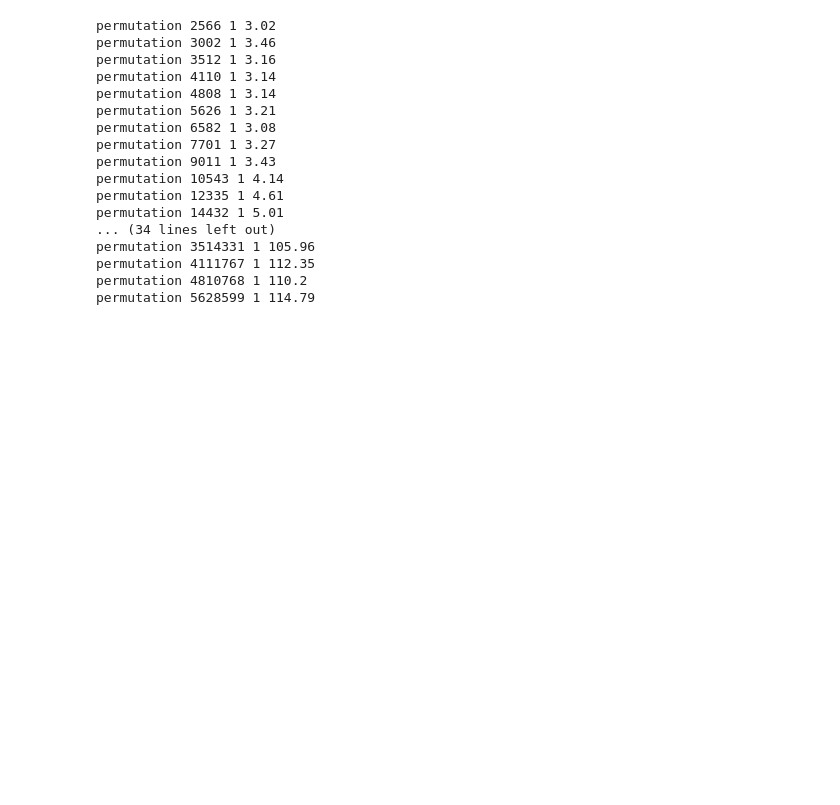
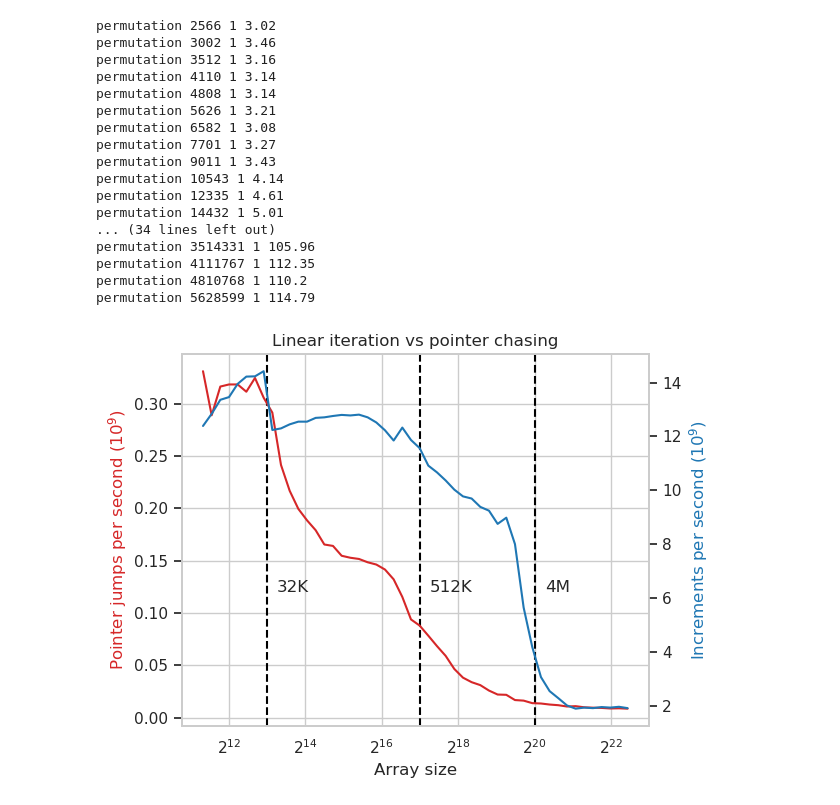
Before and after one commit to sslotin/amh-code, a Jupyter notebook: cpu-cache/plot.ipynb, the cells around one changed output. Drawn from its saved outputs; the diff is of its cells as text; code cells hidden in the pictures; blank space fills up the shorter version.

Commit message:
cpu cache and tlb latency

```diff
--- a/cpu-cache/plot.ipynb
+++ b/cpu-cache/plot.ipynb
@@ -5,11 +5,9 @@ import seaborn as sns
 sns.reset_defaults()
 sns.set_theme(style='whitegrid')
 # %%
-def bench(source, n=2**20, d=1):
-    res = !g++ -O3 -march=native -D N={n} -D D={d} {source}.cc -o run && ./run
+def bench(source, n=2**20, d=1, mode='-m64'):
+    res = !g++ {mode} -std=c++17 -O3 -march=native -D N={n} -D D={d} {source}.cc -o run && ./run
+    #print(res)
     res = float(res[0].split()[0])
     print(source, n, d, res)
     return res
-
-ns = list(int(1.17**k) for k in range(50, 100))
-inc_res = [bench('inc', n) for n in ns]
@@ -243,3 +245,44 @@ permutation 3514331 1 105.96
 permutation 4111767 1 112.35
 permutation 4810768 1 110.2
 permutation 5628599 1 114.79
+# %%
+fig, ax1 = plt.subplots()
+
+lines = [
+    (2**13, "32K"),
+    (2**17, "512K"),
+    (2**20, "4M"),
+]
+
+for x, t in lines:
+    ax1.text(x * 1.2, 0.12, t)
+    ax1.axvline(x=x, color='black', linestyle='--')
+
+plt.title('Linear iteration vs pointer chasing')
+
+color = 'tab:red'
+ax1.set_xlabel('Array size')
+ax1.set_ylabel('Pointer jumps per second ($10^9$)', color=color)
+ax1.plot(ns, [1 / x for x in p], color=color)
+#ax1.tick_params(axis='y', labelcolor=color)
+
+ax2 = ax1.twinx()
+
+color = 'tab:blue'
+ax2.set_ylabel('Increments per second ($10^9$)', color=color)
+ax2.plot(ns, inc_res, color=color)
+#ax2.tick_params(axis='y', labelcolor=color)
+
+ax2.grid(False)
+
+plt.xscale('log', basex=2)
+
+#plt.ylim(bottom=0)
+#plt.margins(0)
+
+fig.tight_layout()
+fig.savefig('latency-throughput.svg')
+
+plt.show()
+# %% [output]
+[figure, added]
```
Also changed, not shown: parts of 24 cells of this notebook, 4 other files.
